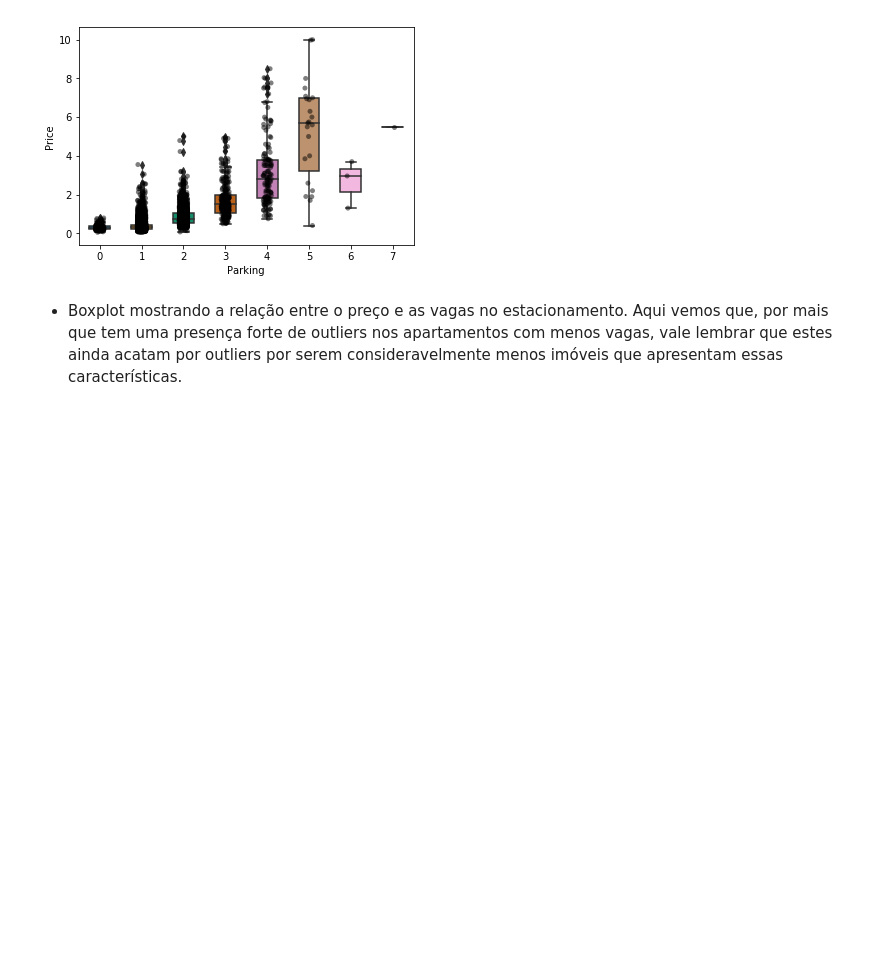
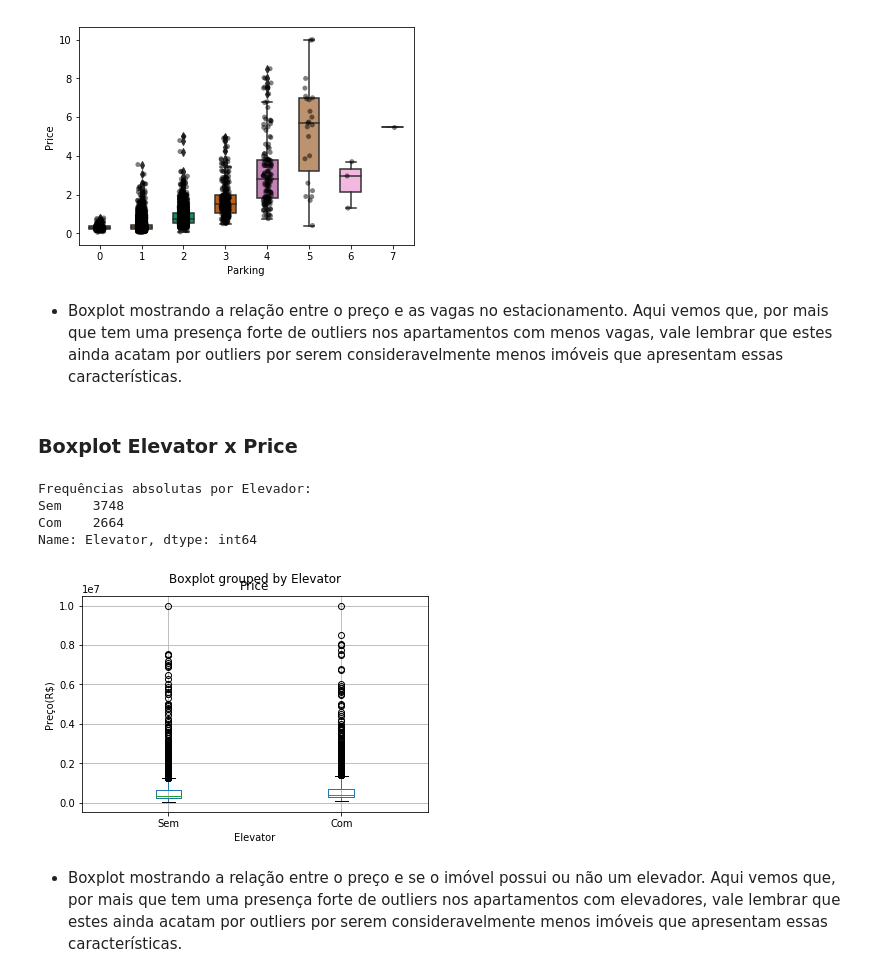
Before and after one commit to arthurfc12/Projeto3CDados, a Jupyter notebook: pr3.ipynb, the cells around one changed output. Drawn from its saved outputs; the diff is of its cells as text; code cells hidden in the pictures; blank space fills up the shorter version.

Commit message:
Boxplot elevador

```diff
--- a/pr3.ipynb
+++ b/pr3.ipynb
@@ -179,6 +179,27 @@ bplot=sns.stripplot(y=a, x='Parking',
 [figure]
 # %% [markdown]
 * Boxplot mostrando a relação entre o preço e as vagas no estacionamento. Aqui vemos que, por mais que tem uma presença forte de outliers nos apartamentos com menos vagas, vale lembrar que estes ainda acatam por outliers por serem consideravelmente menos imóveis que apresentam essas características.
+# %% [markdown]
+### Boxplot Elevator x Price
+# %%
+data.Elevator = data.Elevator.astype('category')
+data.Elevator.cat.categories = (['Sem', 'Com'])
+
+print('Frequências absolutas por Elevador:')
+ut1 = data.Elevator.value_counts(sort=False).reindex(['Sem', 'Com'])
+print(ut1,'\n')
+
+data.boxplot(column="Price",by="Elevator")
+plt.ylabel("Preço(R$)")
+plt.show()
+# %% [output]
+Frequências absolutas por Elevador:
+Sem    3748
+Com    2664
+Name: Elevator, dtype: int64
+[figure, added]
+# %% [markdown]
+* Boxplot mostrando a relação entre o preço e se o imóvel possui ou não um elevador. Aqui vemos que, por mais que tem uma presença forte de outliers nos apartamentos com elevadores, vale lembrar que estes ainda acatam por outliers por serem consideravelmente menos imóveis que apresentam essas características.
 # %%
 #X = data[['Size','Rooms','Toilets','Suites','Swimming Pool','Condo']]
 #y = data['Price']
```
